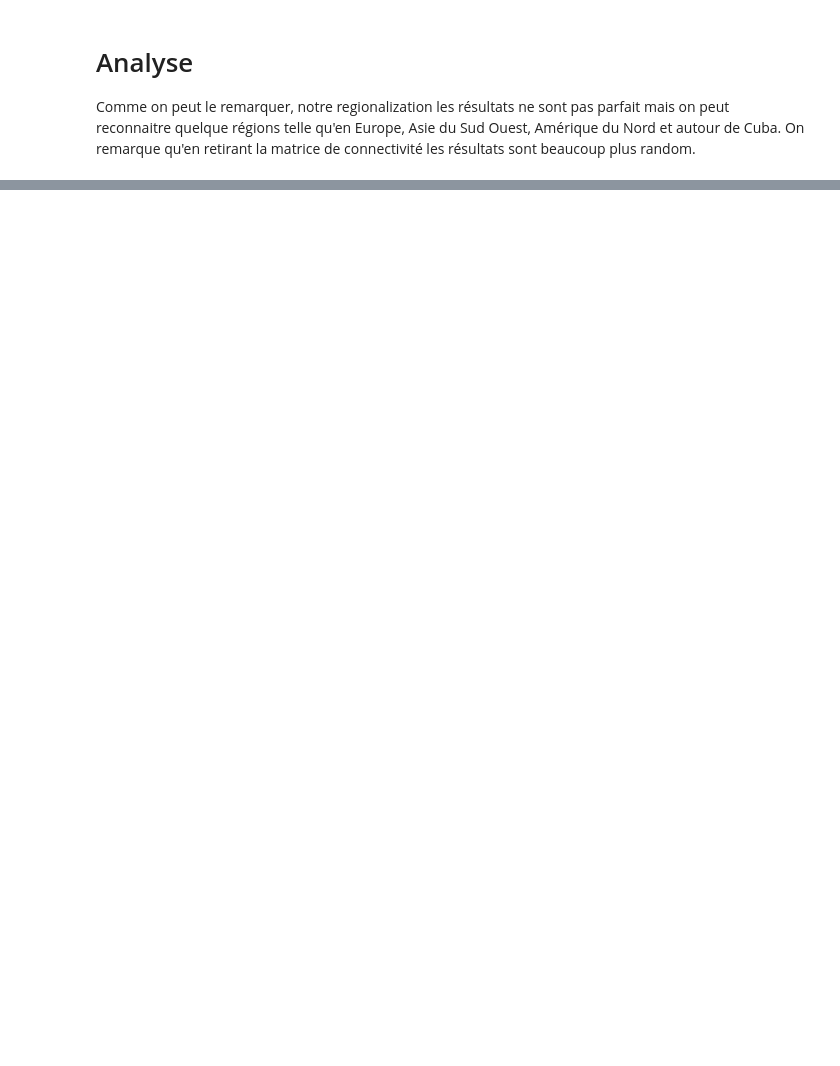
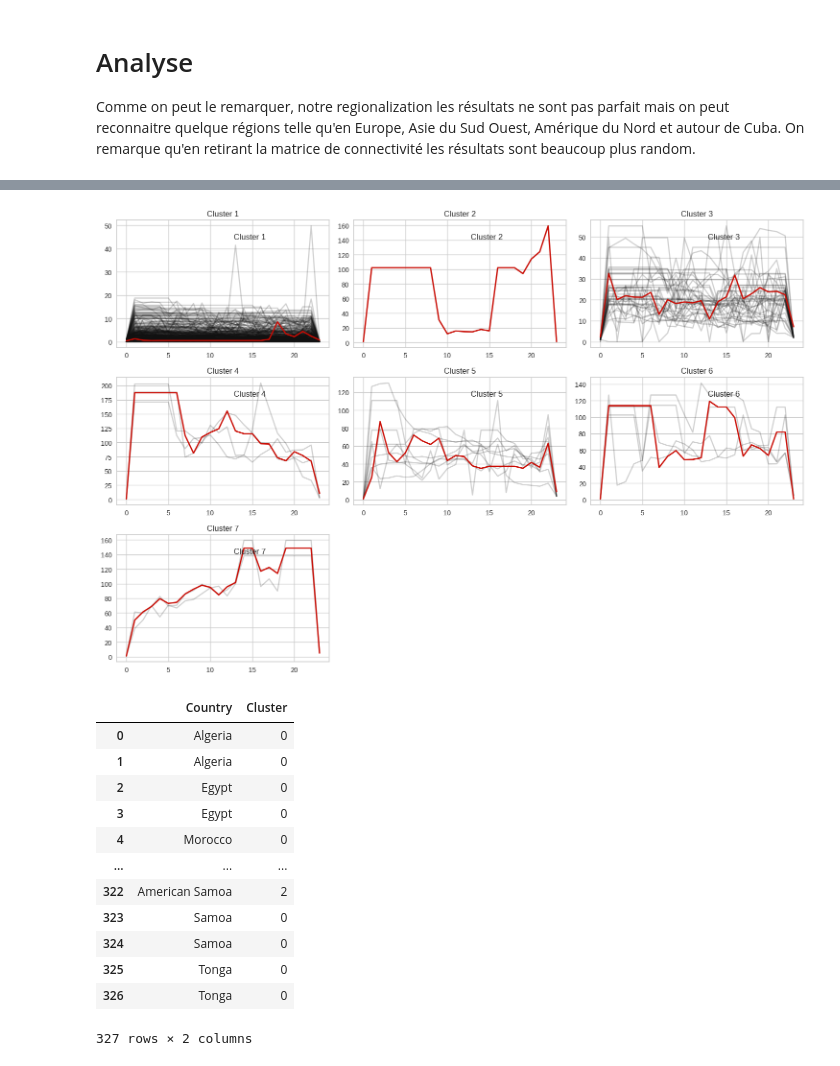
Before and after one commit to adesbx/homicideAnalysis, a Jupyter notebook: projet.ipynb, the cells around one changed output, grey strips where cells are left out. Drawn from its saved outputs; the diff is of its cells as text; code cells hidden in the pictures; blank space fills up the shorter version.

```diff
--- a/projet.ipynb
+++ b/projet.ipynb
@@ -669,0 +659,4 @@ Comme on peut le remarquer, notre regionalization les résultats ne sont pas par
+# %%
+df_rate = df[['Info', 'Rate']].copy()
+df_rate = df_rate.droplevel(0, axis=1)
+df_rate.head()
@@ -669,0 +670,46 @@ Comme on peut le remarquer, notre regionalization les résultats ne sont pas par
+# %%
+le = LabelEncoder()
+le.fit(df_rate["Sex"])
+df_rate["Sex"] = le.transform(df_rate["Sex"])
+df_rate = df_rate.apply(lambda row: row.fillna(row['Mean']), axis=1)
+
+to_drop = ["Region", "Subregion", "Country", "Total", "Mean"]
+model = TimeSeriesKMeans(n_clusters=7, metric="dtw",max_iter=10)
+pred = model.fit_predict(df_rate.drop(to_drop, axis=1))
+
+
+df_rate["Cluster"] = pred
+
+sz = df_rate.drop(to_drop, axis=1).shape[1]
+plt.figure(figsize=(15, 10))
+
+
+for yi in range(7):
+    plt.subplot(3, 3, 1 + yi)
+
+    for xx in df_rate.drop(to_drop, axis=1).values[pred == yi]:
+        plt.plot(xx.ravel(), "k-", alpha=0.2)
+
+    plt.plot(model.cluster_centers_[yi].ravel(), "r-", linewidth=2)
+    plt.text(0.55, 0.85, f'Cluster {yi + 1}', transform=plt.gca().transAxes)
+    plt.title(f"Cluster {yi + 1}")
+
+plt.tight_layout()
+plt.show()
+
+df_rate[["Country", "Cluster"]]
+# %% [output]
+[figure, added]
+|  | Country | Cluster |
+| 0 | Algeria | 0 |
+| 1 | Algeria | 0 |
+| 2 | Egypt | 0 |
+| 3 | Egypt | 0 |
+| 4 | Morocco | 0 |
+| ... | ... | ... |
+| 322 | American Samoa | 2 |
+| 323 | Samoa | 0 |
+| 324 | Samoa | 0 |
+| 325 | Tonga | 0 |
+| 326 | Tonga | 0 |
+327 rows × 2 columns
```
Also changed, not shown: parts of 9 cells of this notebook.
